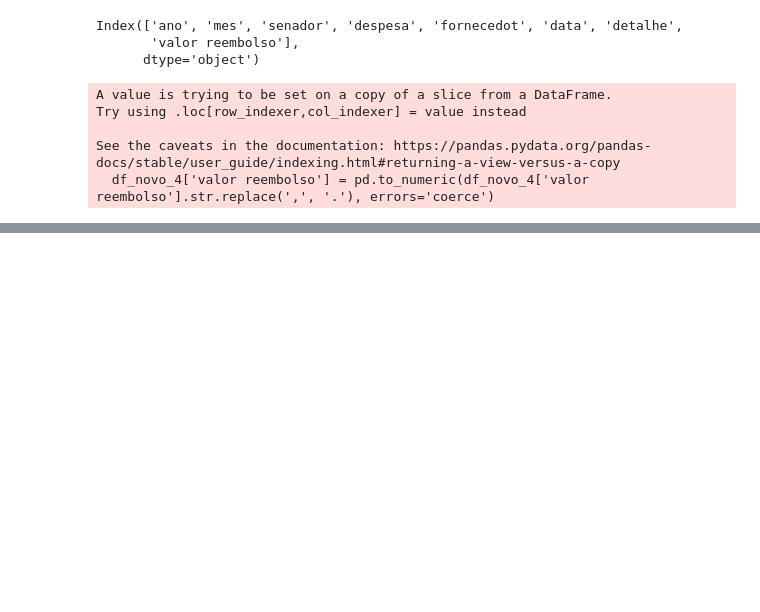
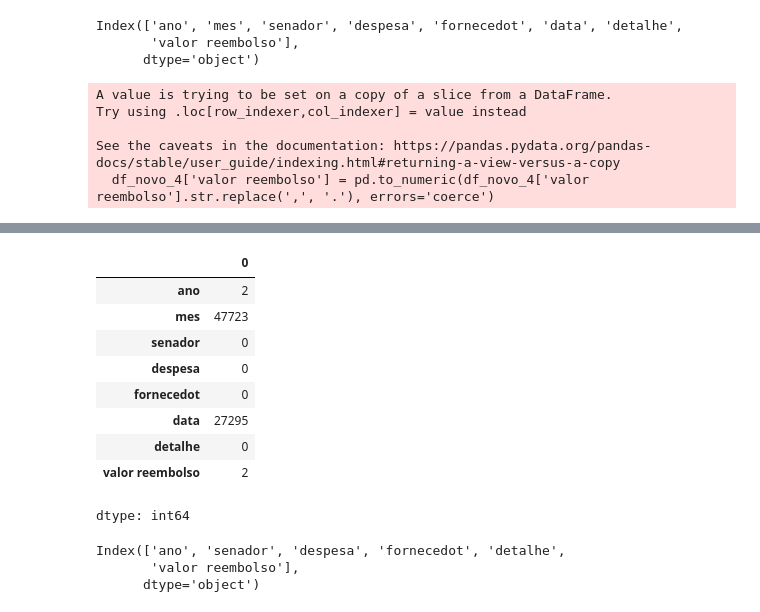
Before and after one commit to jeniferGoncalvesDaSilvaDev/7daysofcode-ds-alura2, a Jupyter notebook: desafio_7daysofcode_ds_alura.ipynb, the cells around one changed output, grey strips where cells are left out. Saved outputs shown, nothing was run; the diff lists cells and outputs as text; code cells hidden in the pictures; blank space fills up the shorter version.

```diff
--- a/desafio_7daysofcode_ds_alura.ipynb
+++ b/desafio_7daysofcode_ds_alura.ipynb
@@ -272,7 +272,7 @@ print(df_novo_3['data'])
 Name: data, Length: 47724, dtype: float64
 # %%
 # Converter a coluna para datetime e extrair o ano
-df_novo_3['ano'] = pd.to_datetime(df_novo_3['ano'], errors='coerce').dt.year
+df_novo_3['ano'] = pd.to_datetime(df_novo_3['ano'], errors='coerce')
 
 print(df_novo_3['ano'])
 # %% [output]
@@ -513,0 +504,13 @@ df_novo_4
+# %%
+df_novo_4.isnull().sum()
+# %% [output]
+|  | 0 |
+| ano | 2 |
+| mes | 47723 |
+| senador | 0 |
+| despesa | 0 |
+| fornecedot | 0 |
+| data | 27295 |
+| detalhe | 0 |
+| valor reembolso | 2 |
+dtype: int64
@@ -513,0 +520,6 @@ df_novo_4
+# %%
+df_novo_4.columns
+# %% [output]
+Index(['ano', 'senador', 'despesa', 'fornecedot', 'detalhe',
+       'valor reembolso'],
+      dtype='object')
```
Also changed, not shown: parts of 4 cells of this notebook.
